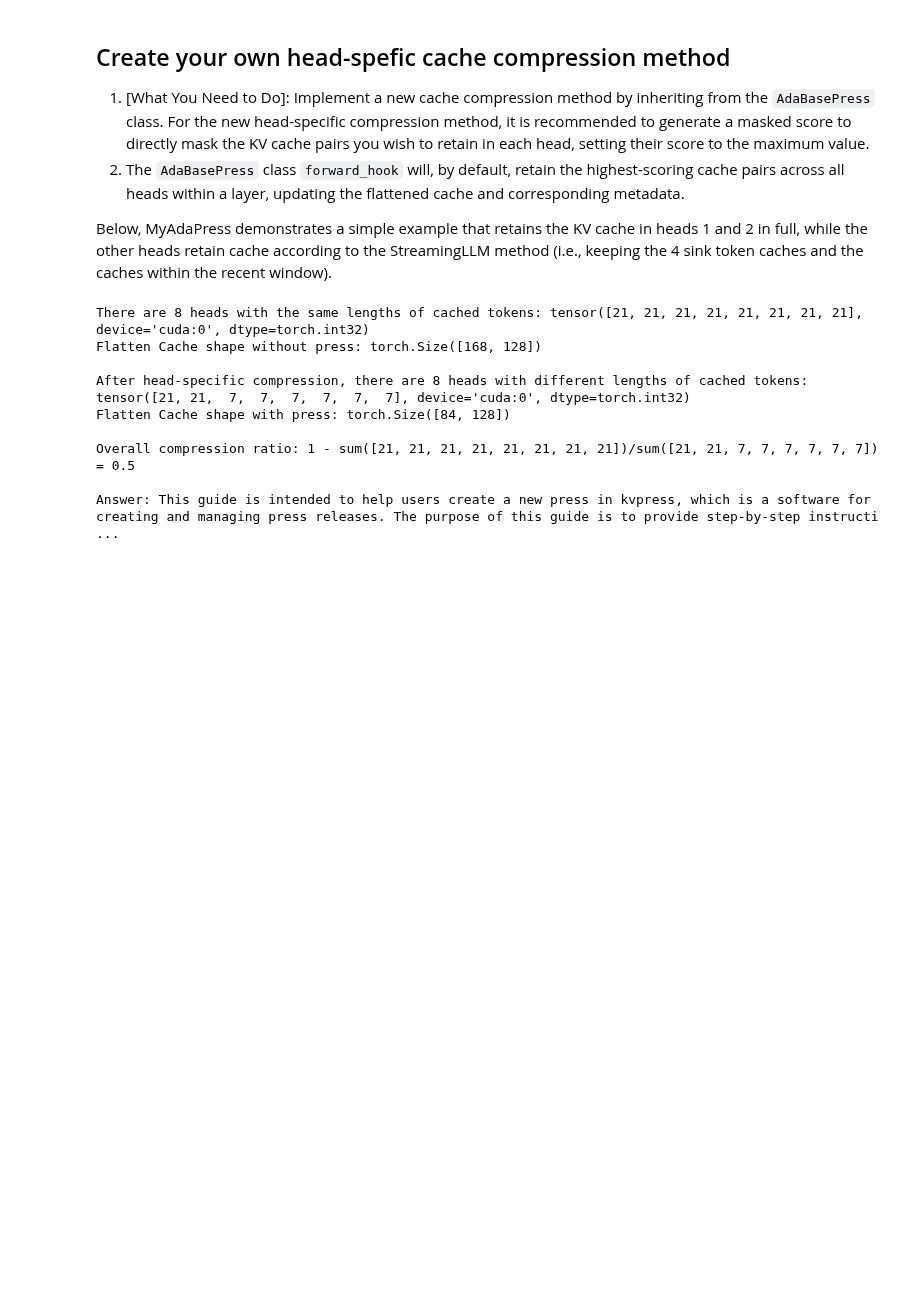
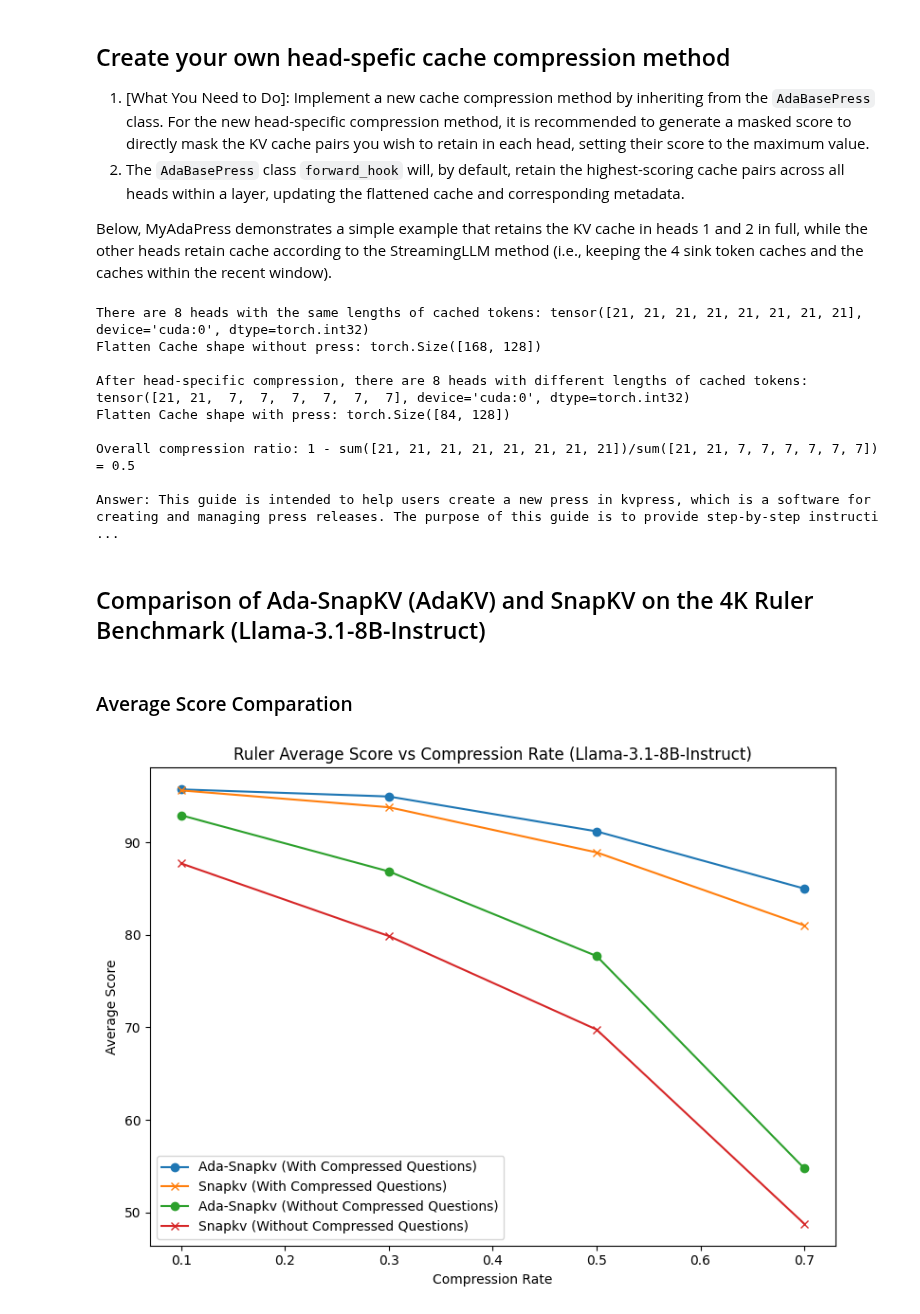
Before and after one commit to NVIDIA/kvpress, a Jupyter notebook: notebooks/head_specific_compression.ipynb, the cells around one changed output. Cells and saved outputs as stored; diff of their text form; code cells hidden in the pictures; blank space fills up the shorter version.

```diff
--- a/notebooks/head_specific_compression.ipynb
+++ b/notebooks/head_specific_compression.ipynb
@@ -168,3 +167,5 @@ Flatten Cache shape with press: torch.Size([84, 128])
 Overall compression ratio: 1 - sum([21, 21, 21, 21, 21, 21, 21, 21])/sum([21, 21, 7, 7, 7, 7, 7, 7]) = 0.5
 
 Answer: This guide is intended to help users create a new press in kvpress, which is a software for creating and managing press releases. The purpose of this guide is to provide step-by-step instructi ...
+# %% [markdown]
+## Comparison of Ada-SnapKV (AdaKV) and SnapKV on the 4K Ruler Benchmark (Llama-3.1-8B-Instruct)
@@ -170,0 +212,16 @@ Answer: This guide is intended to help users create a new press in kvpress, whic
+# %% [markdown]
+### Average Score Comparation
+# %%
+plt.figure(figsize=(8, 6))
+plt.plot(ada_snapekv_w_question['compression_rate'], ada_snapekv_w_question['average_score'], label='Ada-Snapkv (With Compressed Questions)', marker='o')
+plt.plot(snapekv_w_question['compression_rate'], snapekv_w_question['average_score'], label='Snapkv (With Compressed Questions)', marker='x')
+plt.plot(ada_snapekv_wo_question['compression_rate'], ada_snapekv_wo_question['average_score'], label='Ada-Snapkv (Without Compressed Questions)', marker='o')
+plt.plot(snapekv_wo_question['compression_rate'], snapekv_wo_question['average_score'], label='Snapkv (Without Compressed Questions)', marker='x')
+plt.title('Ruler Average Score vs Compression Rate (Llama-3.1-8B-Instruct)')
+plt.xlabel('Compression Rate')
+plt.ylabel('Average Score')
+plt.legend()
+plt.tight_layout()
+plt.show()
+# %% [output]
+[figure, added]
```
Also changed, not shown: parts of 4 cells of this notebook, 1 other file.
